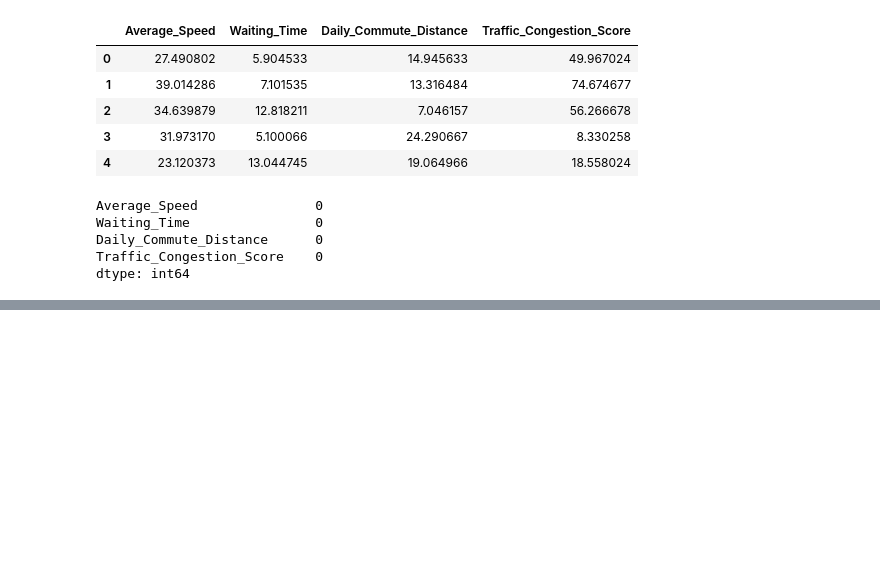
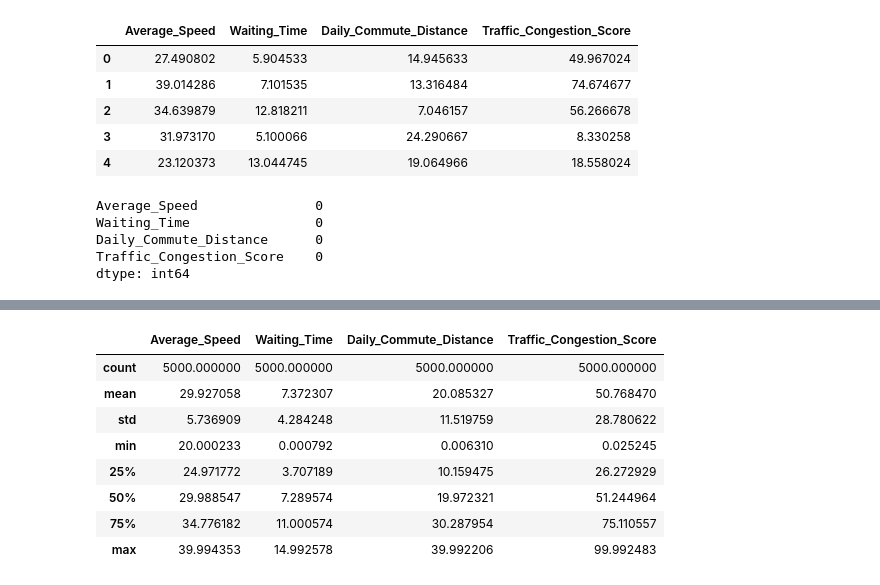
Before and after one commit to jlang62/ml-nlp-exam, a Jupyter notebook: notebooks/01_Clustering.ipynb, the cells around one changed output, grey strips where cells are left out. Saved outputs shown, nothing was run; the diff lists cells and outputs as text; code cells hidden in the pictures; blank space fills up the shorter version.

```diff
--- a/notebooks/01_Clustering.ipynb
+++ b/notebooks/01_Clustering.ipynb
@@ -185,0 +185,12 @@ dtype: int64
+# %%
+df.describe()
+# %% [output]
+|  | Average_Speed | Waiting_Time | Daily_Commute_Distance | Traffic_Congestion_Score |
+| count | 5000.000000 | 5000.000000 | 5000.000000 | 5000.000000 |
+| mean | 29.927058 | 7.372307 | 20.085327 | 50.768470 |
+| std | 5.736909 | 4.284248 | 11.519759 | 28.780622 |
+| min | 20.000233 | 0.000792 | 0.006310 | 0.025245 |
+| 25% | 24.971772 | 3.707189 | 10.159475 | 26.272929 |
+| 50% | 29.988547 | 7.289574 | 19.972321 | 51.244964 |
+| 75% | 34.776182 | 11.000574 | 30.287954 | 75.110557 |
+| max | 39.994353 | 14.992578 | 39.992206 | 99.992483 |
```
Also changed, not shown: parts of 10 cells of this notebook.
